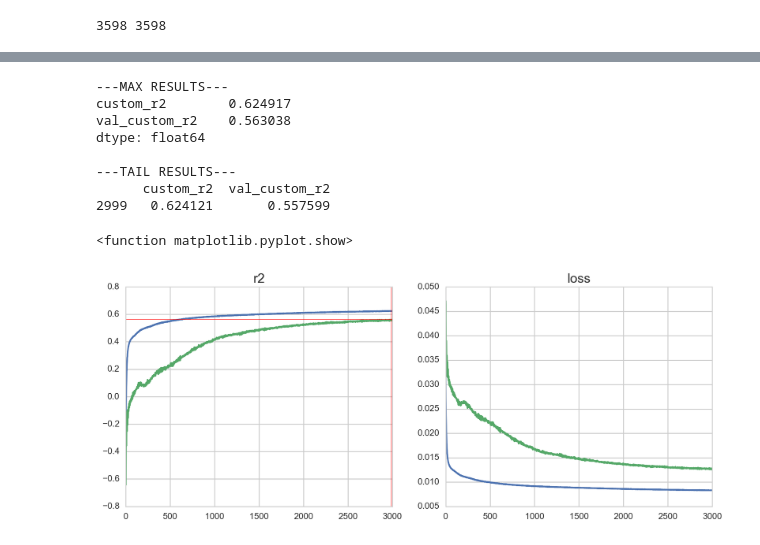
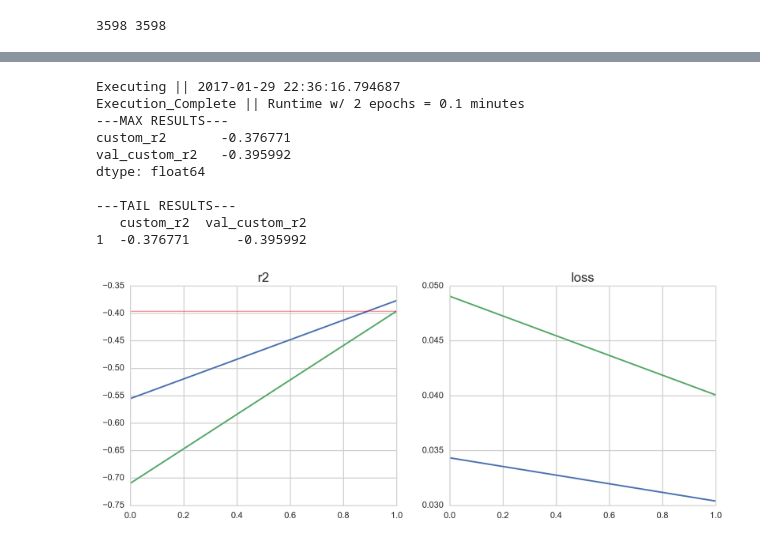
Before and after one commit to austinmwhaley/DSI-SF-4-austinmwhaley, a Jupyter notebook: capstone/uber_LSTM.ipynb, the cells around one changed output, grey strips where cells are left out. Cells and saved outputs as stored; diff of their text form; code cells hidden in the pictures.

```diff
--- a/capstone/uber_LSTM.ipynb
+++ b/capstone/uber_LSTM.ipynb
@@ -206,19 +121,0 @@ model.compile(loss='mse', optimizer=Adamax(lr=0.001), metrics=[custom_r2])
-# %%
-try:
-    n_epochs = 5000 #When i get home, 3000=47.2min=0.5630
-    start_time = time.time()
-    print 'Executing ||', str(datetime.now())
-
-    history = model.fit(Xtr, ytr, validation_data=(Xte, yte),
-              batch_size=1, verbose=0, nb_epoch=n_epochs, shuffle=False)
-
-    print 'Execution_Complete...'
-    #pd.DataFrame(history.history)['val_custom_r2'].to_csv('/Users/austinwhaley/Desktop/DSI-SF-4-austinmwhaley/other_datasets/nn_results.csv')
-    #send_email(email_address, password, msg_success)
-    print 'Runtime w/', n_epochs, 'epochs =', round((time.time() - start_time)/60., 2), 'minutes'
-except KeyboardInterrupt:
-    pass
-except:
-    print '--An Error Has Occured!---'
-    #pd.DataFrame(history.history)['val_custom_r2'].to_csv('/Users/austinwhaley/Desktop/DSI-SF-4-austinmwhaley/other_datasets/nn_results.csv')
-    #send_email(email_address, password, msg_error)
@@ -232,41 +121,0 @@ print 'Saved ||', str(datetime.now())
-# %%
-results = pd.DataFrame(history.history)
-#results = pd.read_csv('/Users/austinwhaley/Desktop/DSI-SF-4-austinmwhaley/other_datasets/uber_results_mse_attn_1000').drop('Unnamed: 0', 1)
-
-# SUMMARY RESULTS
-print '---MAX RESULTS--- \n', results[['custom_r2','val_custom_r2']].iloc[:].max(), '\n'
-print '---TAIL RESULTS--- \n', results[['custom_r2','val_custom_r2']].iloc[-1:], '\n'
-
-# Build figure
-fig, (ax0, ax1) = plt.subplots(1, 2, figsize=(12,4.5))
-
-# Assign Axis Plots
-ax0.plot(results[['custom_r2', 'val_custom_r2']].iloc[:])
-ax1.plot(results[['loss', 'val_loss']].iloc[:])
-
-# Add horizontal and vertical line for max
-ax0.axhline(results['val_custom_r2'].max(), color='red', lw=0.5)
-ax0.axvline(results['val_custom_r2'].idxmax(), color='red', lw=0.5)
-
-#Set axis limits
-#ax0.set_ylim(bottom=0.5, top=0.6)
-
-# Rename axis titles
-ax0.set_title('r2', fontsize=15)
-ax1.set_title('loss', fontsize=15)
-
-ax0.legend(loc='lower right')
-
-# Show plots
-plt.show
-# %% [output]
----MAX RESULTS---
-custom_r2        0.624917
-val_custom_r2    0.563038
-dtype: float64
-
----TAIL RESULTS---
-      custom_r2  val_custom_r2
-2999   0.624121       0.557599
-<function matplotlib.pyplot.show>
-[figure, removed]
@@ -273,3 +382,21 @@ dtype: float64
+# %%
+builder = neural_net_builder()
+model = builder.build_model(kind='gru', compile_model=1)
+history = builder.run_neural_network(model, Xtr=Xtr, ytr=ytr, Xte=Xte, yte=yte,
+                                     n_epochs=2, verbose=0)
+builder.plot_neural_net_results(history, limit_r2=0)
+# %% [output]
+Executing || 2017-01-29 22:36:16.794687
+Execution_Complete || Runtime w/ 2 epochs = 0.1 minutes
+---MAX RESULTS---
+custom_r2       -0.376771
+val_custom_r2   -0.395992
+dtype: float64
+
+---TAIL RESULTS---
+   custom_r2  val_custom_r2
+1  -0.376771      -0.395992
+[figure, added]
 # %%
 file_name = str(datetime.now()).replace(':', '_').replace(' ','_')[:19]
 results.to_csv('/Users/austinwhaley/Desktop/DSI-SF-4-austinmwhaley/other_datasets/results_'+ file_name + '.csv')
```
Also changed, not shown: parts of 15 cells of this notebook.
